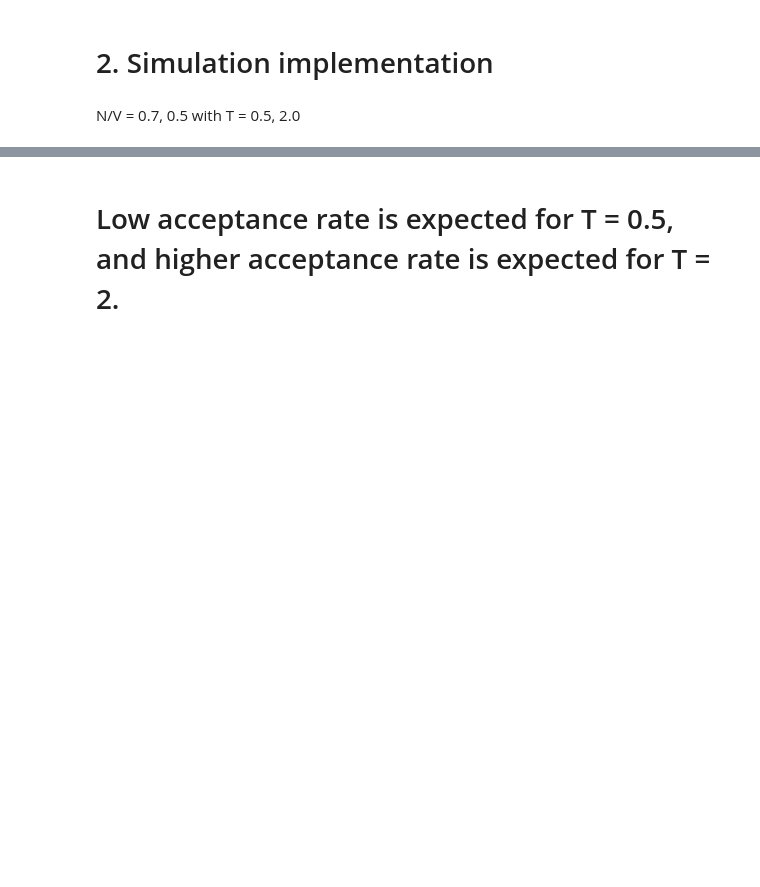
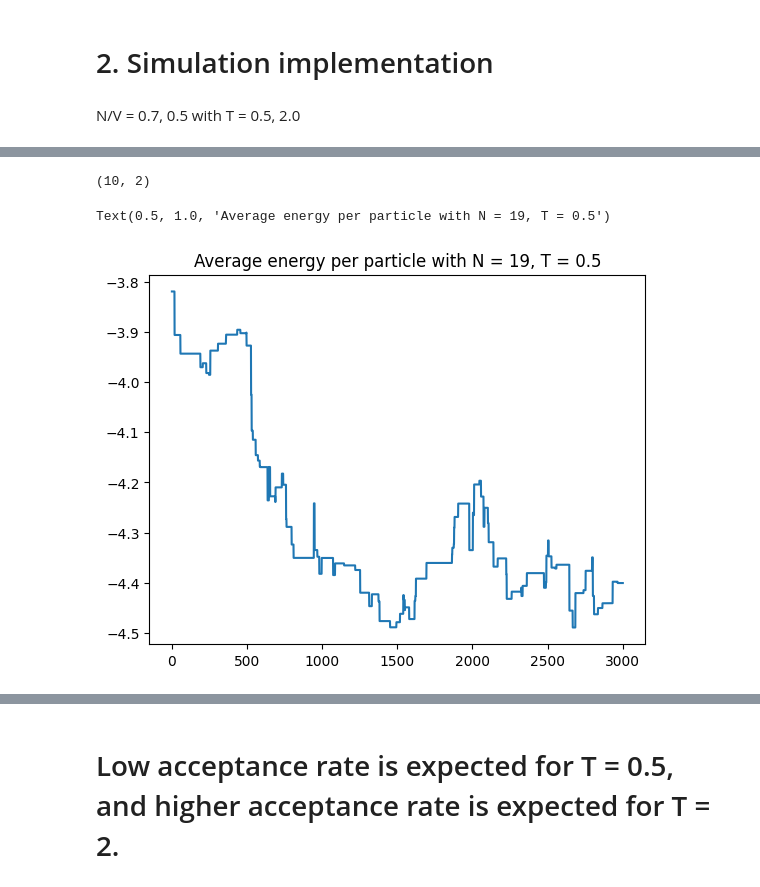
Before and after one commit to eridanirojas/563-rojas, a Jupyter notebook: 3DMCSampling.ipynb, the cells around one changed output, grey strips where cells are left out. Drawn from its saved outputs; the diff is of its cells as text; code cells hidden in the pictures; blank space fills up the shorter version.

```diff
--- a/3DMCSampling.ipynb
+++ b/3DMCSampling.ipynb
@@ -190,11 +199,15 @@ for i in N:
   for j in T:
     if j == 0.5:
       delt = 1.0
+      steps = 10000
     else:
       delt = 0.3
+      steps = 5000
+    t1 = time.perf_counter()
     system = System(i,L,j, r_min = 1)
-    energies, accepted, rejected, _ , _ = simulation(system, 3000, T = j, delta = delt, epsilon = 1.0, sigma = 1.0, r_cut = 2.5)
+    energies, accepted, rejected, _ , _ = simulation(system, steps, T = j, delta = delt, epsilon = 1.0, sigma = 1.0, r_cut = 2.5)
+    t2 = time.perf_counter()
     l_energies.append(energies)
     a_rates.append(accepted/(accepted+rejected))
-    print(f"N = {i}, T={j} simulation complete")
+    print(f"N = {i}, T={j} simulation complete taking {t2-t1} seconds, with {len(energies)/(t2-t1)} samples per second")
 # %% [output]
@@ -207,0 +239,10 @@ plt.plot(l_energies[0])
+# %%
+autocorr1D(l_energies[0][800::114])
+# %% [output]
+(10, 2)
+# %%
+plt.plot(l_energies[0]/N[0])
+plt.title("Average energy per particle with N = 19, T = 0.5")
+# %% [output]
+Text(0.5, 1.0, 'Average energy per particle with N = 19, T = 0.5')
+[figure, added]
```
Also changed, not shown: parts of 20 cells of this notebook.
